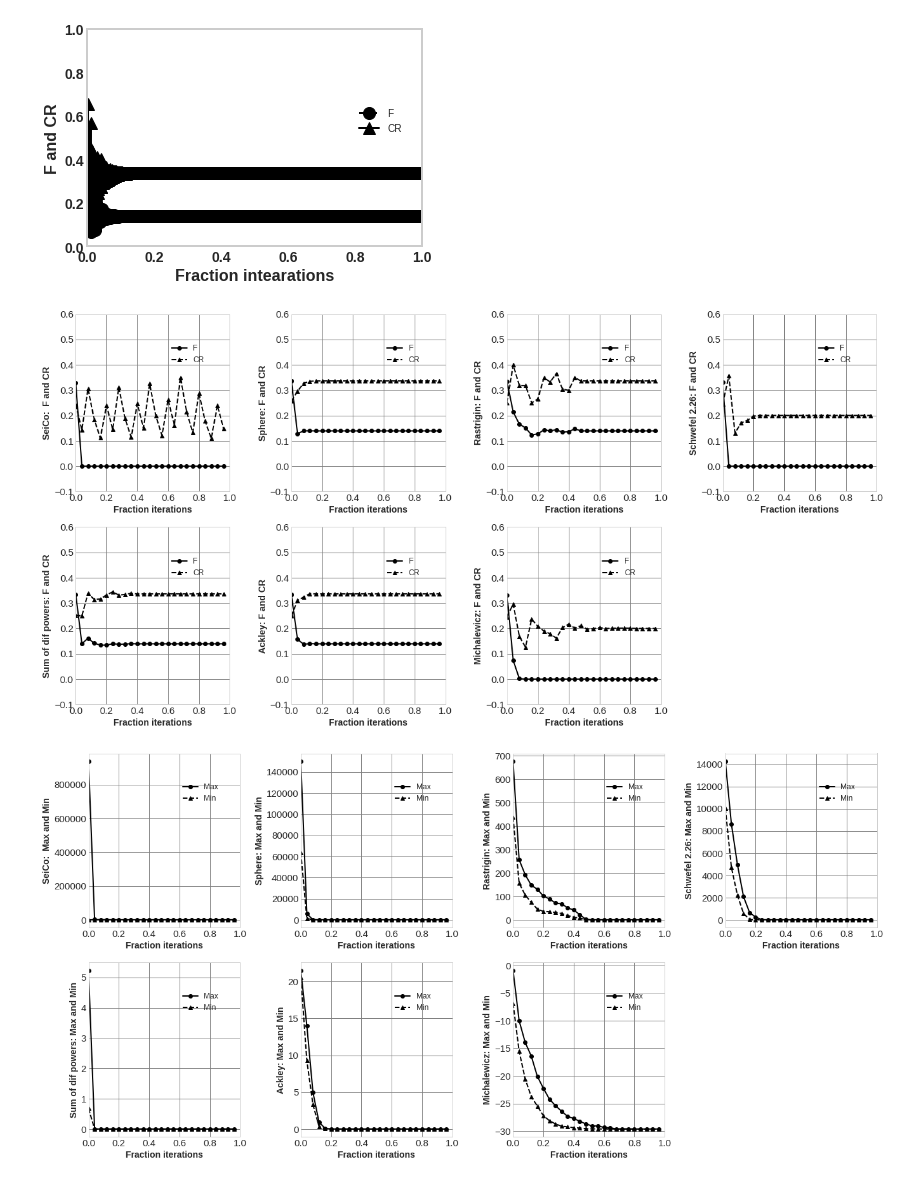
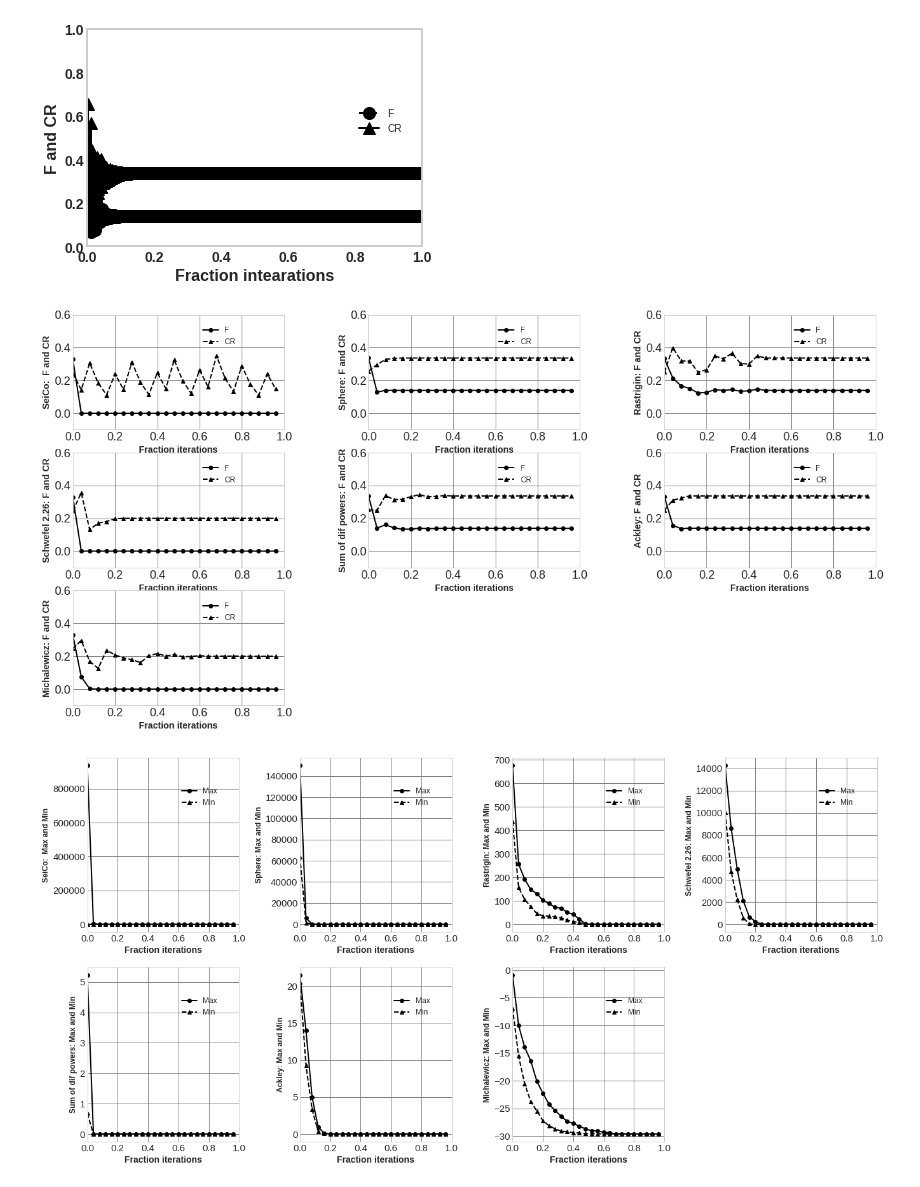
Before and after one commit to ucfilho/Raianars_paper_one_revisited, a Jupyter notebook: Figure_Equation_CR_F/Figure_new_CR_F_adjustment_Pure_Frannk_jun_19_2021.ipynb, the cells around one changed output. Cells and saved outputs as stored; diff of their text form; code cells hidden in the pictures.

```diff
--- a/Figure_Equation_CR_F/Figure_new_CR_F_adjustment_Pure_Frannk_jun_19_2021.ipynb
+++ b/Figure_Equation_CR_F/Figure_new_CR_F_adjustment_Pure_Frannk_jun_19_2021.ipynb
@@ -147,40 +144,40 @@ Cols_name=['a-SeiCo D=10',' ','b-SeiCo D=30',' ',
 Num=7
 
 for i in range(Num):
-  plt.subplot(2,4,i+1)
+  plt.subplot(3,3,i+1)
   file_selected=Files[i]
   df=pd.read_excel(file_selected)
   Y_CR=np.array(df['F'])
   Y_F=np.array(df['CR'])
   Num_kk = len(Y_F)
   X_F = []
   Y_CR_new = []
   Y_F_new = []
   for kk, v in enumerate(Y_CR):
     if(kk % 80 == 0):
       Y_CR_new.append(Y_CR[kk])
       Y_F_new.append(Y_F[kk])
       X_F.append(kk/Num_kk)
 
   plt.xlim(0, 1.0)
   plt.ylim(-0.1, 0.6)
   plt.setp(ax1.spines.values(), linewidth=2.0)
   plt.plot(X_F, Y_F_new, 'ko-', X_F, Y_CR_new, 'k^--', linewidth=2, markersize=6)
   plt.legend( ('F', 'CR'), loc=[0.6,0.7], fontsize=12)
   # plt.text(-0.2,1.6,Legends[i],fontsize=16)
   plt.xlabel('Fraction iterations', fontsize=14, fontweight='bold')
   label_yy = Labels_yy[i] + 'F and CR'
   plt.ylabel(label_yy, fontsize=14, fontweight='bold')
   plt.grid(True, linewidth=1,color='gray')
-  plt.tick_params(axis='both', which='major', labelsize=15)
+  plt.tick_params(axis='both', which='major', labelsize=18)
 
 plt.subplots_adjust(bottom=0.9, right=3, top=3, hspace=0.2, wspace=0.4)
 
 plt.savefig('functions_CR_F.png', dpi=500,bbox_inches='tight')
 
 CR_F = 'functions_CR_F.png'
 # %% [output]
-[figure, old version]
+[figure, new version]
 # %%
 Num=7
 
@@ -208,7 +205,7 @@ for i in range(Num):
   # plt.text(-0.2,1.6,Legends[i],fontsize=16)
   plt.xlabel('Fraction iterations', fontsize=14, fontweight='bold')
   label_yy = Labels_yy[i] + 'Max and Min'
-  plt.ylabel(label_yy, fontsize=14, fontweight='bold')
+  plt.ylabel(label_yy, fontsize=12, fontweight='bold')
   plt.grid(True, linewidth=1,color='gray')
   plt.tick_params(axis='both', which='major', labelsize=15)
 
@@ -219,7 +216,7 @@ plt.savefig('functions_max_min.png', dpi=400,bbox_inches='tight')
 
 Max_Min = 'functions_max_min.png'
 # %% [output]
-[figure, old version]
+[figure, new version]
 # %%
 files.download(Max_Min)
 # %% [output]
```
Also changed, not shown: parts of 1 cell of this notebook.
